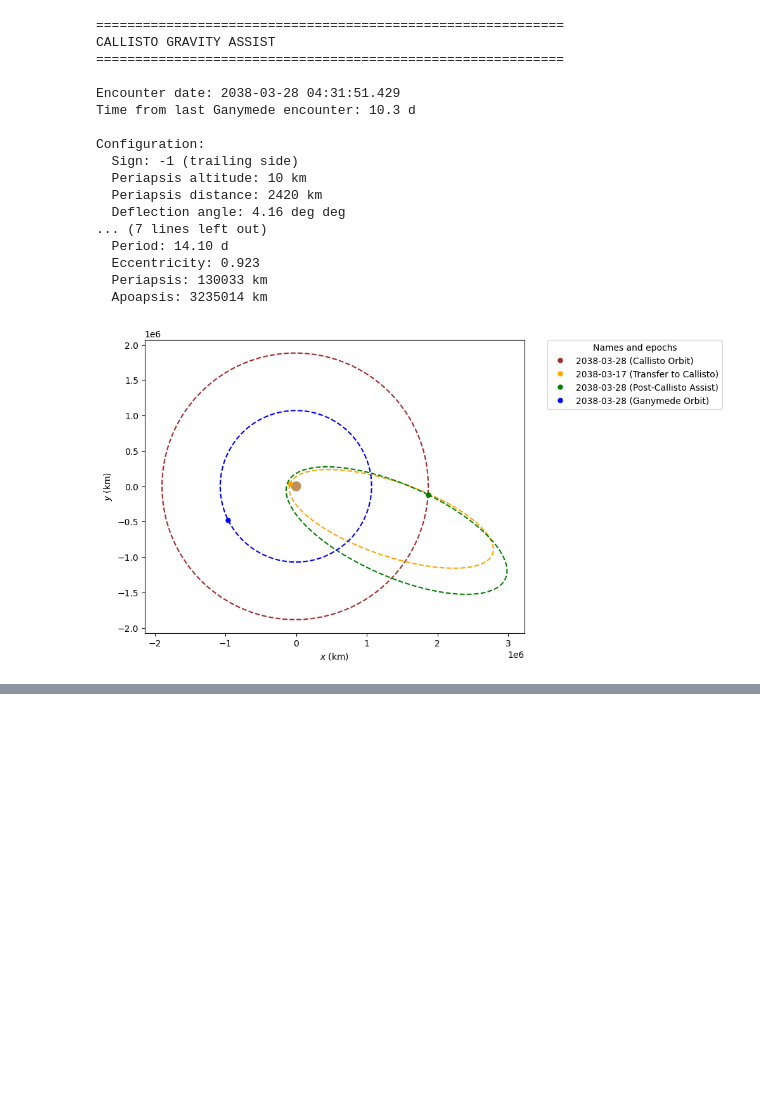
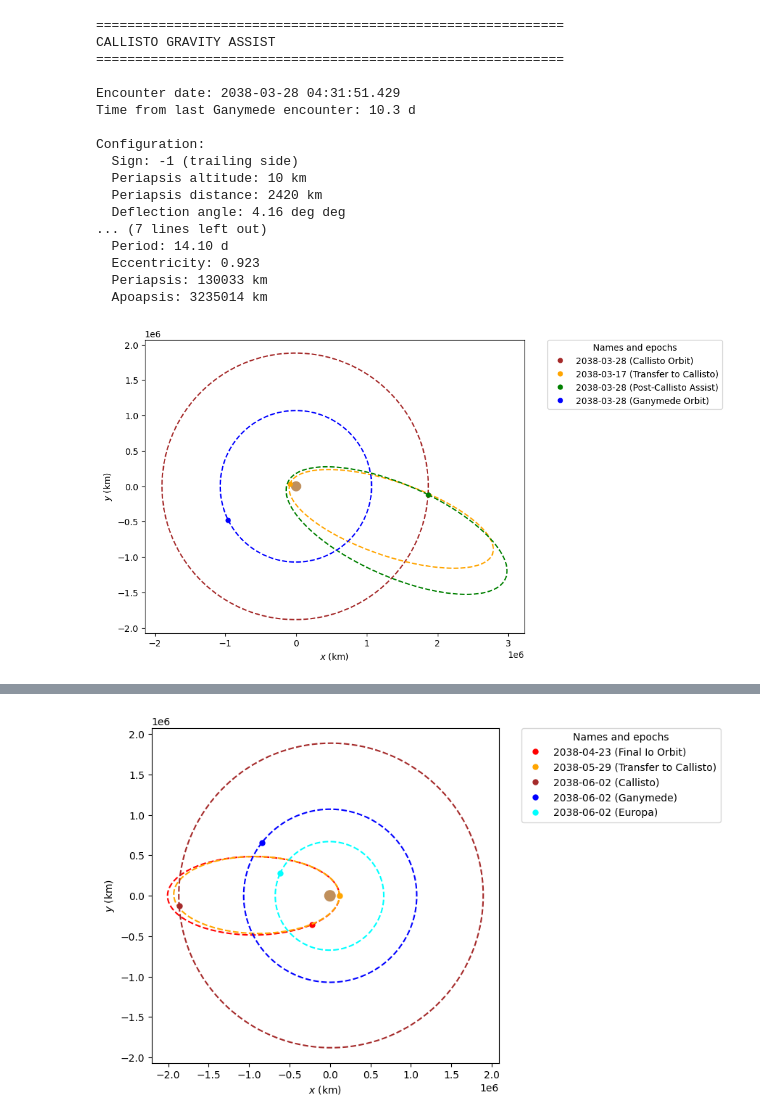
Before and after one commit to jackSN8/Starship_outer_planets_missions, a Jupyter notebook: jovian_moon_grand_tour.ipynb, the cells around one changed output, grey strips where cells are left out. Drawn from its saved outputs; the diff is of its cells as text; code cells hidden in the pictures; blank space fills up the shorter version.

```diff
--- a/jovian_moon_grand_tour.ipynb
+++ b/jovian_moon_grand_tour.ipynb
@@ -1464,0 +946,66 @@ NameError: name 'find_assist_periapsis_bounds' is not defined
+# %%
+## Find Transfer to Callisto from Io
+# Search through next 10 Io orbits to find lowest DV transfer to Callisto
+
+if len(io_orbits_list) > 0:
+    final_io_orbit = io_orbits_list[-1]
+    final_io_date = io_encounter_dates[-2]
+
+    # Match plane with Callisto
+    coplanar_io_orbit = match_orbit_plane(final_io_orbit, placeholder_callisto_orbit)
+
+    # Search through next 10 orbits
+    best_callisto_dv = 10000 * u.m/u.s
+    best_callisto_transfer = None
+    best_callisto_date = None
+    best_orbit_num = None
+
+    for orbit_num in range(1, 11):
+        # Time to next periapsis
+        time_to_pe = orbit_num * coplanar_io_orbit.period - coplanar_io_orbit.t_p
+        pe_date = final_io_date + time_to_pe
+
+        # Propagate to periapsis
+        orbit_at_pe = coplanar_io_orbit.propagate(time_to_pe)
+
+        # Search for transfer
+        try:
+            dv, transfer_orb, encounter_date, burn, target_orb = get_single_burn_elliptical_hohmann_test(
+                Jupiter, Callisto, orbit_at_pe, 1*u.day, 30*u.day, tof_step=0.1*u.day
+            )
+
+            if dv < best_callisto_dv:
+                best_callisto_dv = dv
+                best_callisto_transfer = transfer_orb
+                best_callisto_date = encounter_date
+                best_orbit_num = orbit_num
+                print(f"Orbit {orbit_num}: Found transfer with ΔV = {dv.to(u.m/u.s):.2f}")
+        except:
+            continue
+
+    if best_callisto_transfer is not None:
+        print("\n" + "=" * 60)
+        print("BEST CALLISTO TRANSFER FOUND")
+        print("=" * 60)
+        print(f"After {best_orbit_num} additional Io orbits")
+        print(f"Transfer ΔV: {best_callisto_dv.to(u.m/u.s):.2f}")
+        print(f"Callisto encounter: {best_callisto_date.iso}")
+        print(f"Time from last Io assist: {(best_callisto_date - final_io_date).to(u.day):.1f}")
+
+        # Propagate to encounter
+        time_to_callisto = best_callisto_date - best_callisto_transfer.epoch
+        spacecraft_at_callisto_2 = best_callisto_transfer.propagate(time_to_callisto)
+        callisto_orb_2 = placeholder_callisto_orbit.propagate(best_callisto_date)
+
+        # Visualize
+        plotter = StaticOrbitPlotter(plane=Planes.EARTH_ECLIPTIC)
+        plotter.plot(final_io_orbit, label="Final Io Orbit", color="red")
+        plotter.plot(best_callisto_transfer, label="Transfer to Callisto", color="orange")
+        plotter.plot(callisto_orb_2, label="Callisto", color="brown")
+        plotter.plot(placeholder_ganymede_orbit.propagate(best_callisto_date), label="Ganymede", color="blue")
+        plotter.plot(placeholder_europa_orbit.propagate(best_callisto_date), label="Europa", color="cyan")
+    else:
+        print("No suitable Callisto transfer found")
+else:
+    print("Need to complete Io resonant assists first")
+# %% [output]
@@ -1464,0 +1029 @@ NameError: name 'find_assist_periapsis_bounds' is not defined
+[figure, added]
```
Also changed, not shown: parts of 16 cells of this notebook, 1 other file.
